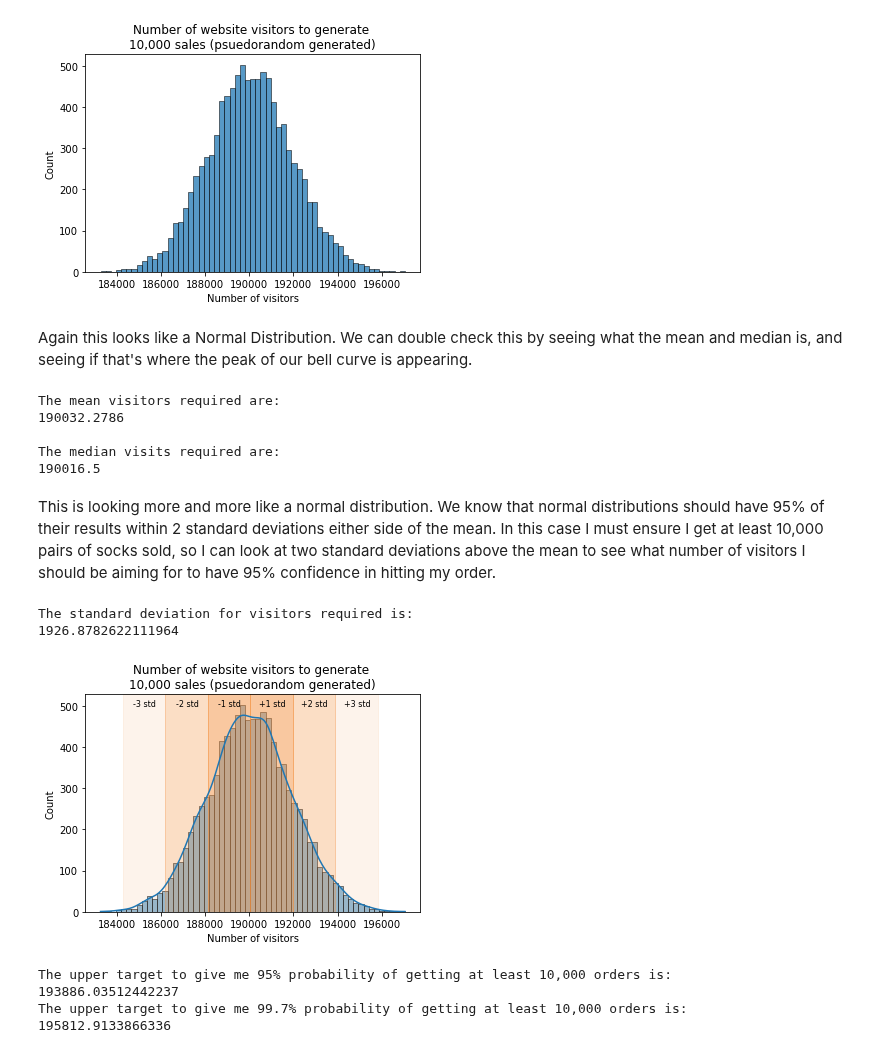
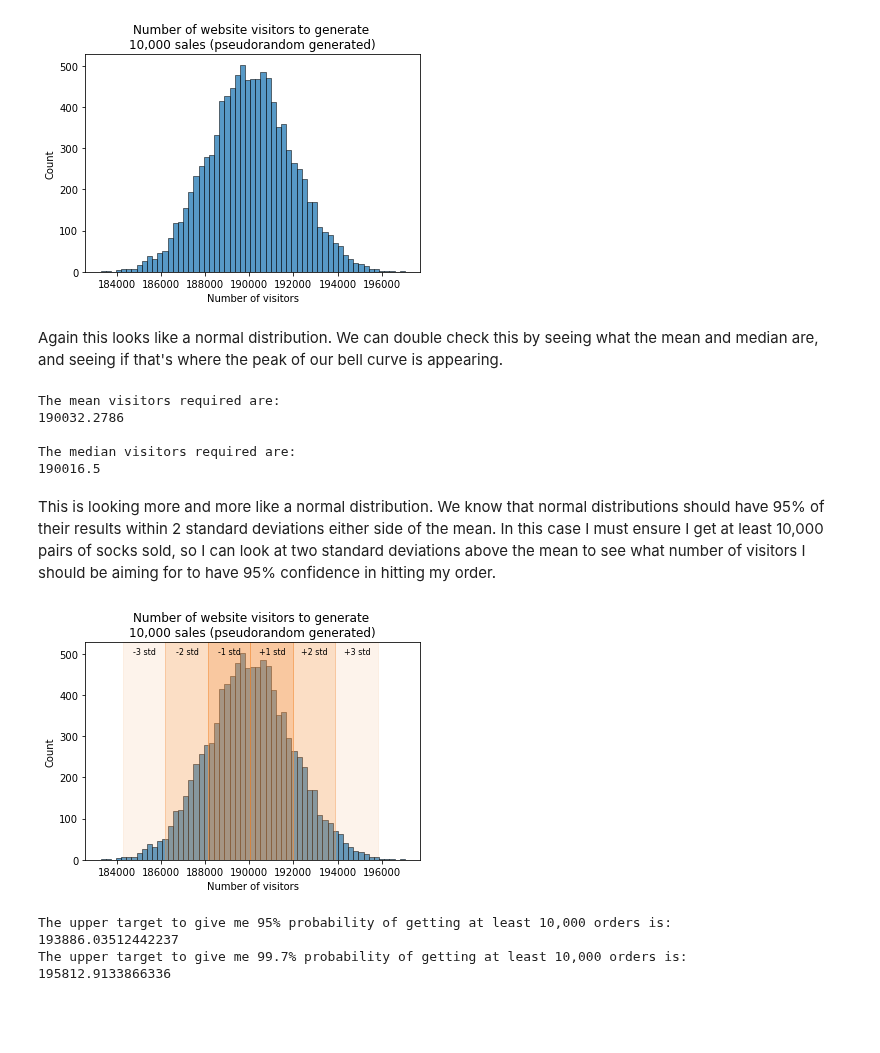
Before and after one commit to OtherBrian/pda-np.random, a Jupyter notebook: Numpy.Random.ipynb, the cells around one changed output. Saved outputs shown, nothing was run; the diff lists cells and outputs as text; code cells hidden in the pictures; blank space fills up the shorter version.

```diff
--- a/Numpy.Random.ipynb
+++ b/Numpy.Random.ipynb
@@ -1232,10 +1229,14 @@ I want to see how many visitors do I need to get to my website in order to sell
 # %%
-#State the number of successes we need
+#State the number of successes we need, and the current converstion rate.
 minimum_orders = 10000
 
+conversion_rate = 0.05
+
+#Now to generate the distribution.
 rng = np.random.default_rng(33)
 
-socks_ordered = rng.negative_binomial(minimum_orders, 0.05, 10000)
+#Use the negative_binomial() function with these two variables, and repeat 10000 times.
+socks_ordered = rng.negative_binomial(minimum_orders, conversion_rate, 10000)
 
 socks_ordered
 # %% [output]
@@ -1249,53 +1248,49 @@ ax.set_title("Number of website visitors to generate \n10,000 sales (pseudorando
 # %% [output]
 [figure]
 # %% [markdown]
-Again this looks like a Normal Distribution. We can double check this by seeing what the mean and median is, and seeing if that's where the peak of our bell curve is appearing.
+Again this looks like a normal distribution. We can double check this by seeing what the mean and median are, and seeing if that's where the peak of our bell curve is appearing.
 # %%
+#Printing the mean value of the socks_ordered array.
 print("The mean visitors required are:")
 print(np.mean(socks_ordered))
+
+#Printing the median value of the socks_ordered array.
 print("\nThe median visitors required are:")
 print(np.median(socks_ordered))
 # %% [output]
 The mean visitors required are:
 190032.2786
 
-The median visits required are:
+The median visitors required are:
 190016.5
 # %% [markdown]
 This is looking more and more like a normal distribution. We know that normal distributions should have 95% of their results within 2 standard deviations either side of the mean. In this case I must ensure I get at least 10,000 pairs of socks sold, so I can look at two standard deviations above the mean to see what number of visitors I should be aiming for to have 95% confidence in hitting my order.
 # %%
-print("\nThe standard deviation for visitors required is:")
-print(np.std(socks_ordered))
-
-ax = sns.histplot(socks_ordered, kde=True)
-ax.set(xlabel='Number of visitors', ylabel='Count')
-ax.set_title("Number of website visitors to generate \n10,000 sales (pseudorandom generated)")
+ax = hist_plotting(socks_ordered, 'Number of visitors', 'Count', "Number of website visitors to generate \n10,000 sales (pseudorandom generated)");
 
 # Highlighting the section between the mean, and the mean + 1 standard deviation
 ax.axvspan(np.mean(socks_ordered),(np.mean(socks_ordered)+np.std(socks_ordered)), color='#F49342', alpha =0.5)
 ax.text(np.mean(socks_ordered)+400,500, "+1 std", color = 'black', ha='left',fontsize = 8)
 
 # Highlighting the section between the mean, and the mean - 1 standard deviation
 ax.axvspan(np.mean(socks_ordered),(np.mean(socks_ordered)-np.std(socks_ordered)), color='#F49342', alpha =0.5)
 ax.text(np.mean(socks_ordered)-400,500, "-1 std", color = 'black', ha='right', fontsize = 8)
 
 # Highlighting the section between the mean, and the mean + 2 standard deviations
 ax.axvspan(np.mean(socks_ordered)+np.std(socks_ordered),(np.mean(socks_ordered)+(2*np.std(socks_ordered))), color='#F49342', alpha =0.3)
 ax.text(np.mean(socks_ordered)+np.std(socks_ordered)+400,500, "+2 std", color = 'black', ha='left', fontsize = 8)
 
 # Highlighting the section between the mean, and the mean - 2 standard deviations
 ax.axvspan(np.mean(socks_ordered)-np.std(socks_ordered),(np.mean(socks_ordered)-(2*np.std(socks_ordered))), color='#F49342', alpha =0.3)
 ax.text(np.mean(socks_ordered)-np.std(socks_ordered)-400,500, "-2 std", color = 'black', ha='right', fontsize = 8);
 
 # Highlighting the section between the mean, and the mean + 3 standard deviations
 ax.axvspan(np.mean(socks_ordered) + (2 * np.std(socks_ordered)),(np.mean(socks_ordered)+(3*np.std(socks_ordered))), color='#F49342', alpha =0.1)
 ax.text(np.mean(socks_ordered) + (2 * np.std(socks_ordered)) + 400, 500, "+3 std", color = 'black', ha='left', fontsize = 8)
 
 # Highlighting the section between the mean, and the mean - 3 standard deviations
 ax.axvspan(np.mean(socks_ordered)- (2 * np.std(socks_ordered)),(np.mean(socks_ordered)-(3*np.std(socks_ordered))), color='#F49342', alpha =0.1)
 ax.text(np.mean(socks_ordered)-(2 * np.std(socks_ordered))-400, 500, "-3 std", color = 'black', ha='right', fontsize = 8);
 # %% [output]
-The standard deviation for visitors required is:
-1926.8782622111964
-[figure, old version]
+[figure, new version]
 # %%
```
Also changed, not shown: parts of 17 cells of this notebook.
